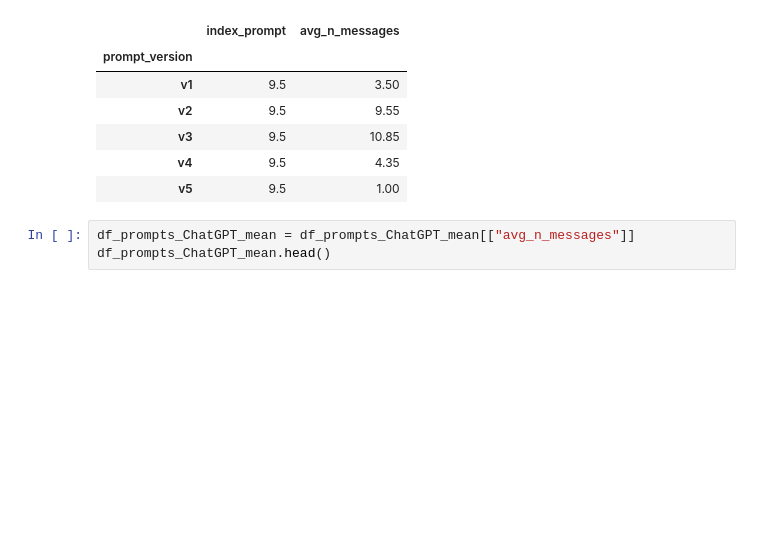
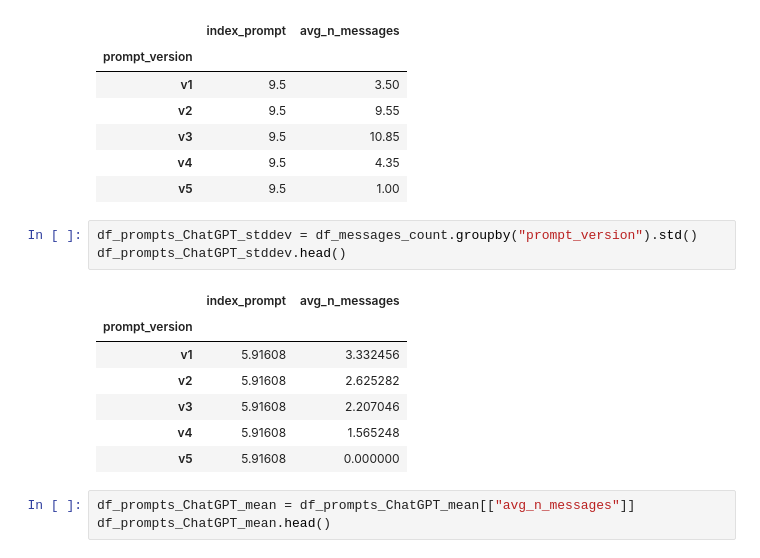
Before and after one commit to thepanlab/smoking_cessation_messages, a Jupyter notebook: scripts/summary tables repetition and criteria.ipynb, the cells around one changed output. Cells and saved outputs as stored; diff of their text form; blank space fills up the shorter version.

```diff
--- a/scripts/summary tables repetition and criteria.ipynb
+++ b/scripts/summary tables repetition and criteria.ipynb
@@ -1451,6 +1451,17 @@ df_prompts_ChatGPT_mean.head()
 | v3 | 9.5 | 10.85 |
 | v4 | 9.5 | 4.35 |
 | v5 | 9.5 | 1.00 |
+# %%
+df_prompts_ChatGPT_stddev = df_messages_count.groupby("prompt_version").std()
+df_prompts_ChatGPT_stddev.head()
+# %% [output]
+|  | index_prompt | avg_n_messages |
+| prompt_version |  |  |
+| v1 | 5.91608 | 3.332456 |
+| v2 | 5.91608 | 2.625282 |
+| v3 | 5.91608 | 2.207046 |
+| v4 | 5.91608 | 1.565248 |
+| v5 | 5.91608 | 0.000000 |
 # %%
 df_prompts_ChatGPT_mean = df_prompts_ChatGPT_mean[["avg_n_messages"]]
 df_prompts_ChatGPT_mean.head()
```
Also changed, not shown: 1 other file.
